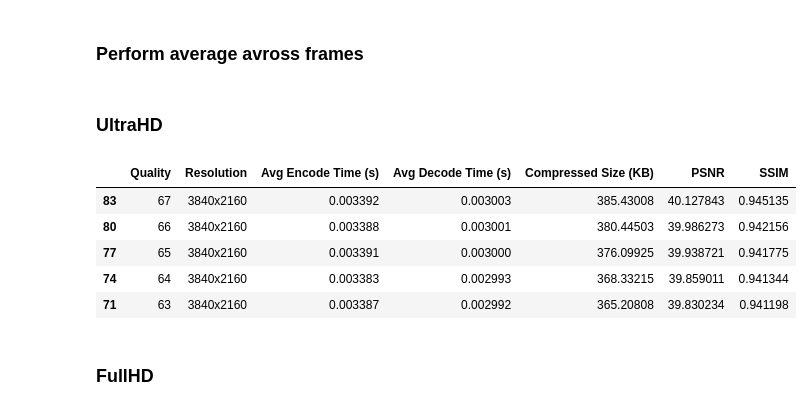
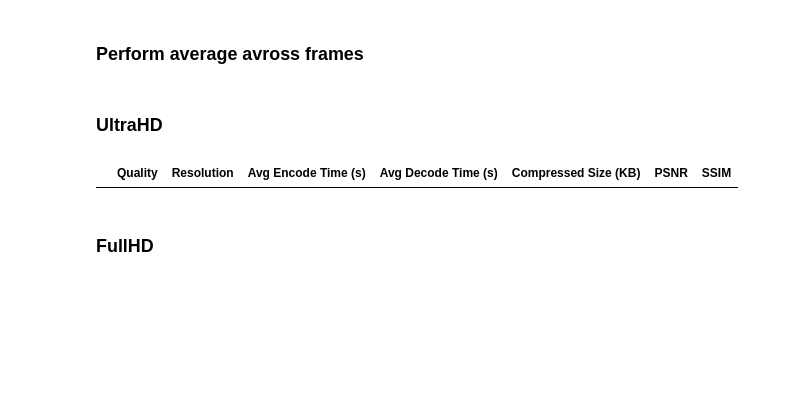
Before and after one commit to simdeistud/video-compression-latency-benchmarks, a Jupyter notebook: 3_benchmarks/src/benchmark_scripts/exebench/viz_gpujpeg_LoLa.ipynb, the cells around one changed output. Cells and saved outputs as stored; diff of their text form; code cells hidden in the pictures; blank space fills up the shorter version.

```diff
--- a/3_benchmarks/src/benchmark_scripts/exebench/viz_gpujpeg_LoLa.ipynb
+++ b/3_benchmarks/src/benchmark_scripts/exebench/viz_gpujpeg_LoLa.ipynb
@@ -185,14 +185,9 @@ df_hd = df_agg[df_agg['Resolution'] == '1280x720']
 # %% [markdown]
 ### UltraHD
 # %%
-df_ultrahd[df_ultrahd['Avg Encode Time (s)'] * 1000 + df_ultrahd['Avg Decode Time (s)'] * 1000 <= 3.2 * 2].sort_values(by='SSIM', ascending=False).head(5)
+df_ultrahd[df_ultrahd['Avg Encode Time (s)'] * 1000 + df_ultrahd['Avg Decode Time (s)'] * 1000 <= 2 * 2].sort_values(by='SSIM', ascending=False).head(5)
 # %% [output]
 |  | Quality | Resolution | Avg Encode Time (s) | Avg Decode Time (s) | Compressed Size (KB) | PSNR | SSIM |
-| 83 | 67 | 3840x2160 | 0.003392 | 0.003003 | 385.43008 | 40.127843 | 0.945135 |
-| 80 | 66 | 3840x2160 | 0.003388 | 0.003001 | 380.44503 | 39.986273 | 0.942156 |
-| 77 | 65 | 3840x2160 | 0.003391 | 0.003000 | 376.09925 | 39.938721 | 0.941775 |
-| 74 | 64 | 3840x2160 | 0.003383 | 0.002993 | 368.33215 | 39.859011 | 0.941344 |
-| 71 | 63 | 3840x2160 | 0.003387 | 0.002992 | 365.20808 | 39.830234 | 0.941198 |
 # %% [markdown]
 ### FullHD
 # %%
```
Also changed, not shown: 1 other file.
